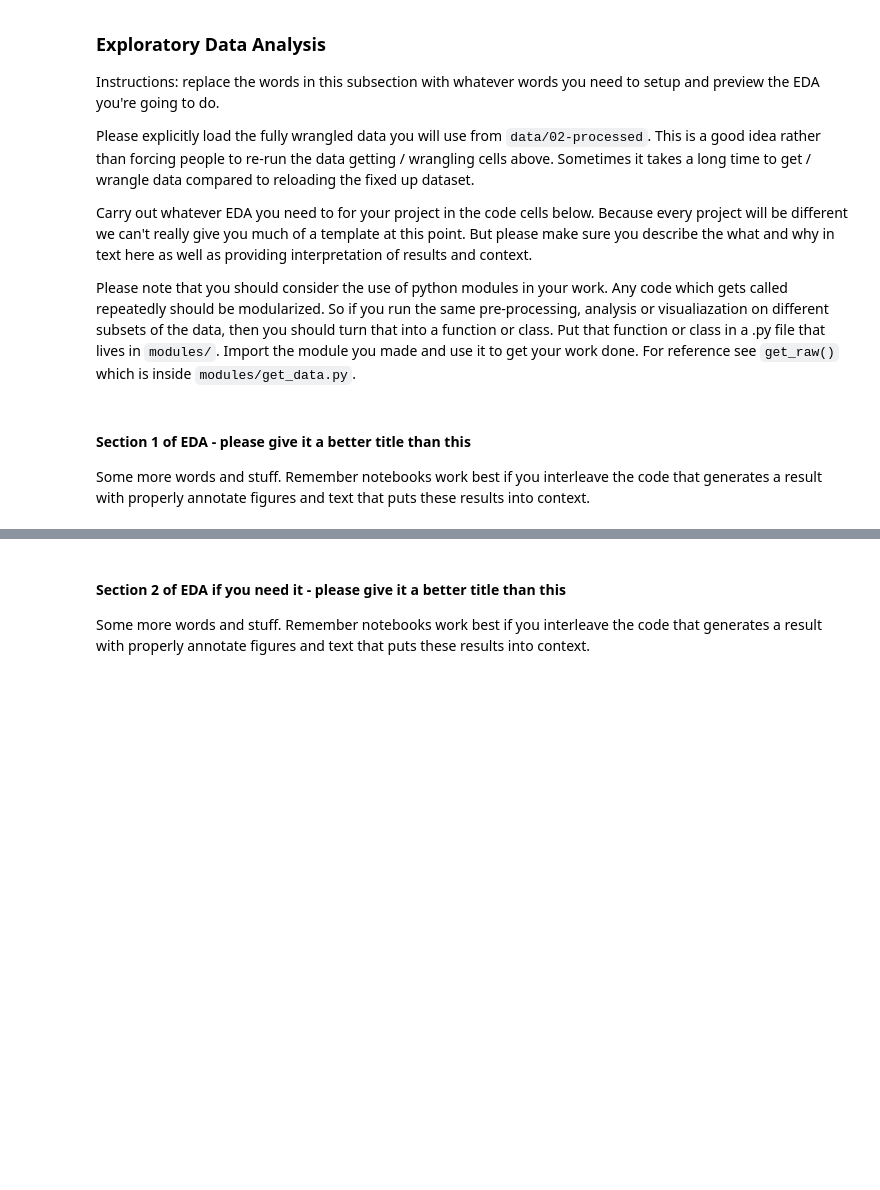
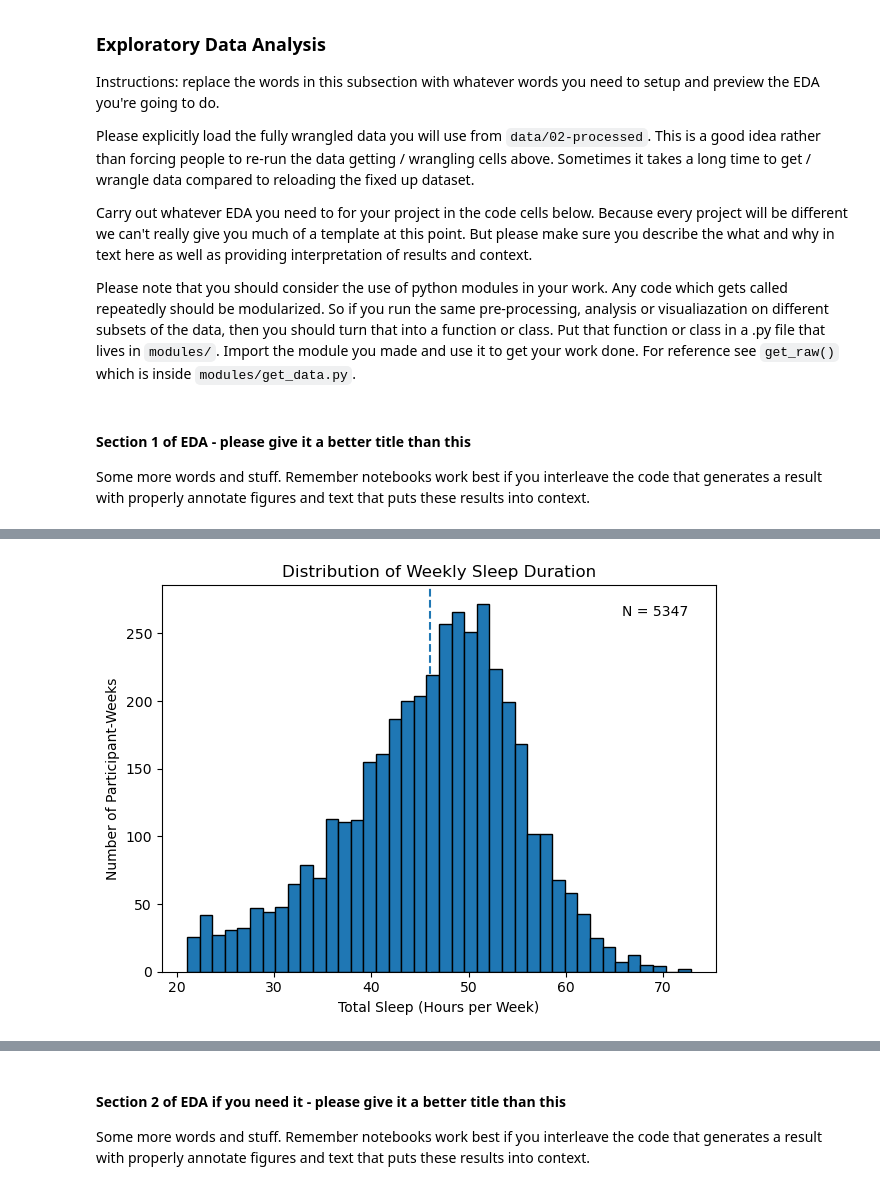
Before and after one commit to COGS108/Group053_WI26, a Jupyter notebook: 02-EDACheckpoint.ipynb, the cells around one changed output, grey strips where cells are left out. Saved outputs shown, nothing was run; the diff lists cells and outputs as text; code cells hidden in the pictures; blank space fills up the shorter version.

Commit message:
EDA: cleaned weekly sleep data, converted to hours, added visualizations and correlation analysis

```diff
--- a/02-EDACheckpoint.ipynb
+++ b/02-EDACheckpoint.ipynb
@@ -383,0 +533,20 @@ Some more words and stuff.  Remember notebooks work best if you interleave the c
+# %%
+# Removing sleep values less than zero (likely due to tracking errors)
+sleep_col = "mainsleep_dur:7d"
+final_all.loc[final_all[sleep_col] <= 0, sleep_col] = np.nan
+
+print (final_all[sleep_col].describe())
+print (final_all[sleep_col].isna().mean())
+print ((final_all[sleep_col] == 0).sum())
+
+# Remove weeks with less than 3 hours per night on average
+min_weekly_minutes = 3 * 60 * 7  # 3 hours/night
+
+final_all.loc[
+    final_all["mainsleep_dur:7d"] < min_weekly_minutes,
+    "mainsleep_dur:7d"
+] = np.nan
+
+print (final_all[sleep_col].describe())
+print (final_all[sleep_col].isna().mean())
+print ((final_all[sleep_col] == 0).sum())
@@ -383,0 +571,76 @@ Some more words and stuff.  Remember notebooks work best if you interleave the c
+# %%
+# Convert weekly sleep from minutes to hours
+sleep_hours_week = final_all["mainsleep_dur:7d"] / 60
+
+# Common sample size
+N = len(final_all)
+
+
+# Weekly Sleep (converted minutes to hours)
+plt.hist(sleep_hours_week, bins=40, edgecolor="black")
+
+plt.title("Distribution of Weekly Sleep Duration")
+plt.xlabel("Total Sleep (Hours per Week)")
+plt.ylabel("Number of Participant-Weeks")
+
+plt.axvline(sleep_hours_week.mean(), linestyle="dashed")
+
+plt.text(
+    0.95, 0.95,
+    f"N = {N}",
+    transform=plt.gca().transAxes,
+    ha="right",
+    va="top"
+)
+
+plt.tight_layout()
+plt.show()
+
+
+# PHQ-4 Scores
+plt.figure(figsize=(8,5))
+
+plt.hist(final_all["phq4"], bins=15, edgecolor="black")
+
+plt.title("Distribution of PHQ-4 Scores")
+plt.xlabel("PHQ-4 Score (0–12)")
+plt.ylabel("Number of Participant-Weeks")
+
+plt.axvline(final_all["phq4"].mean(), linestyle="dashed")
+
+plt.text(
+    0.95, 0.95,
+    f"N = {N}",
+    transform=plt.gca().transAxes,
+    ha="right",
+    va="top"
+)
+
+plt.tight_layout()
+plt.show()
+
+
+# Average Weekly Temperature
+
+plt.figure(figsize=(8,5))
+
+plt.hist(final_all["avg_temperature_F"], bins=30, edgecolor="black")
+
+plt.title("Distribution of Weekly Average Temperature")
+plt.xlabel("Average Temperature (°F)")
+plt.ylabel("Number of Participant-Weeks")
+
+plt.axvline(final_all["avg_temperature_F"].mean(), linestyle="dashed")
+
+plt.text(
+    0.95, 0.95,
+    f"N = {N}",
+    transform=plt.gca().transAxes,
+    ha="right",
+    va="top"
+)
+
+plt.tight_layout()
+plt.show()
+# %% [output]
+[figure, added]
```
Also changed, not shown: parts of 12 cells of this notebook, 2 other files.
